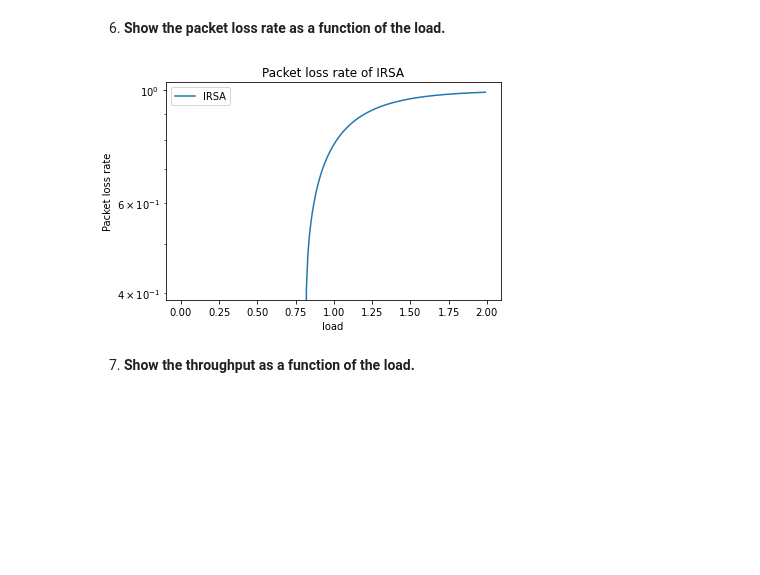
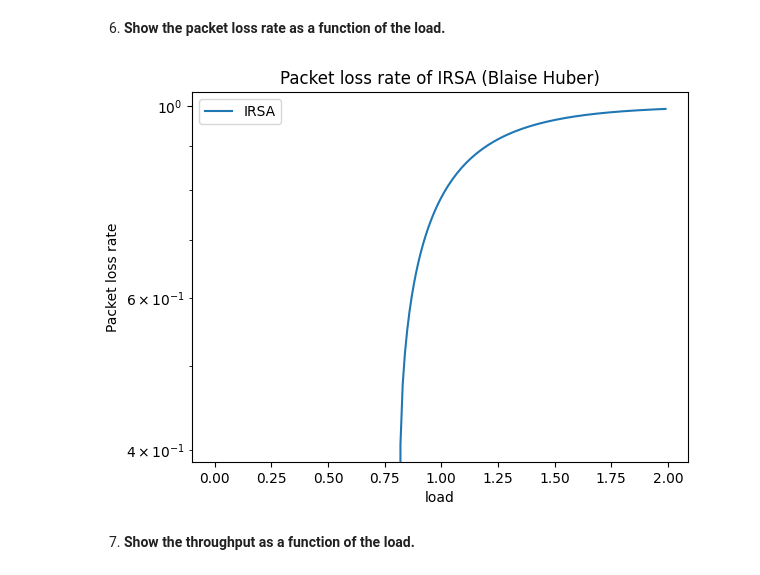
Before and after one commit to blaisehuber/TP-Acces-et-ordonnancement, a Jupyter notebook: irsa-student-version.ipynb, the cells around one changed output. Saved outputs shown, nothing was run; the diff lists cells and outputs as text; code cells hidden in the pictures; blank space fills up the shorter version.

```diff
--- a/irsa-student-version.ipynb
+++ b/irsa-student-version.ipynb
@@ -149,37 +151,51 @@ def computeLambdaprime1(Lambda):
 # %%
 def computelambdal(Lambda):
     # compute lambda_l here
+    l = np.arange(len(Lambda))
+    return l * Lambda / computeLambdaprime1(Lambda)
 # %% [markdown]
 3. **Define the fixed point function that will be used to compute iteratively `p`and `q`.**
 # %%
 def fixedpointfunction(p,q,G,Lambdaprime1,lambdal):
     # implement the fixed point function and return p and q
+    l = np.arange(len(lambdal))
+    q = np.sum(lambdal * p ** np.maximum(l - 1, 0))
+    p = 1 - np.exp(-q * G * Lambdaprime1)
+    return p, q
 # %% [markdown]
 4. **Compute the packet loss rate.**
 # %%
 def packetloss(p,G,Lambdaprime1,Lambda):
     # compute the packet loss rate here
+    l = np.arange(len(Lambda))
+    return np.sum(Lambda * p ** l)
 # %% [markdown]
 5. **This is the main program. Compute iteratively `p`and `q`using the fixed point equation.**
 # %%
 # initialize lambda_l and Lambda'(1) here
+Lambdaprime1 = computeLambdaprime1(Lambda)
+lambdal = computelambdal(Lambda)
+
 for i in range(len(G)):
     # loop on load
+    p = p0
+    q = q0
     for j in range(Nbiter):
         # iterate the fixed point here
-    PL[i] = # retrieve the packet loss rate
-    T[i] = # compute the throughput
+        p, q = fixedpointfunction(p, q, G[i], Lambdaprime1, lambdal)
+    PL[i] = packetloss(p, G[i], Lambdaprime1, Lambda)
+    T[i] = G[i] * (1 - PL[i])
 # %% [markdown]
 6. **Show the packet loss rate as a function of the load.**
 # %%
 fig, ax = plt.subplots()
 ax.semilogy(G, PL, label='IRSA')
 ax.set_xlabel('load')  # Add an x-label to the axes.
 ax.set_ylabel('Packet loss rate')  # Add a y-label to the axes.
-ax.set_title("Packet loss rate of IRSA")  # Add a title to the axes.
+ax.set_title("Packet loss rate of IRSA (Blaise Huber)")  # Add a title to the axes.
 ax.legend();  # Add a legend.
 # %% [output]
-[figure, old version]
+[figure, new version]
 # %% [markdown]
 7. **Show the throughput as a function of the load.**
 # %%
```
Also changed, not shown: parts of 5 cells of this notebook.
